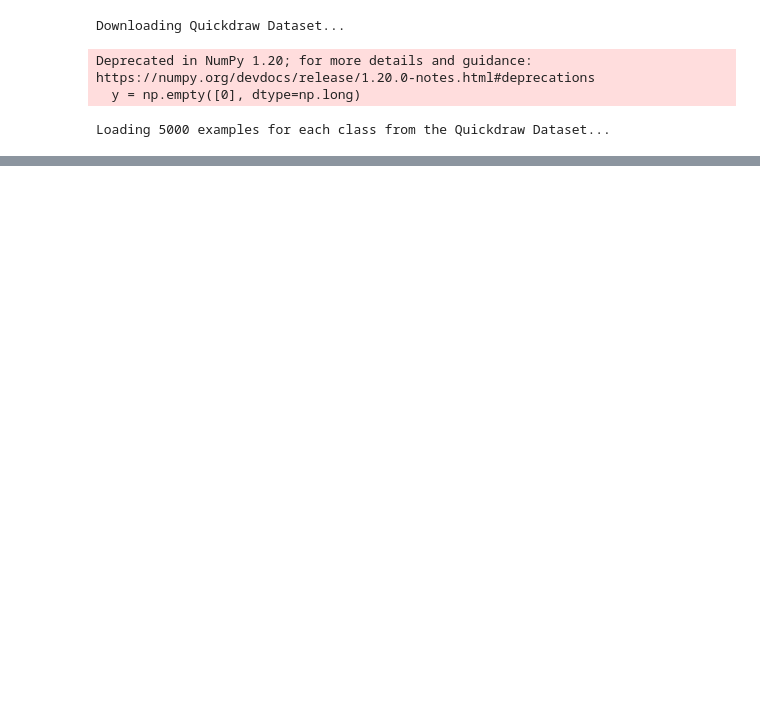
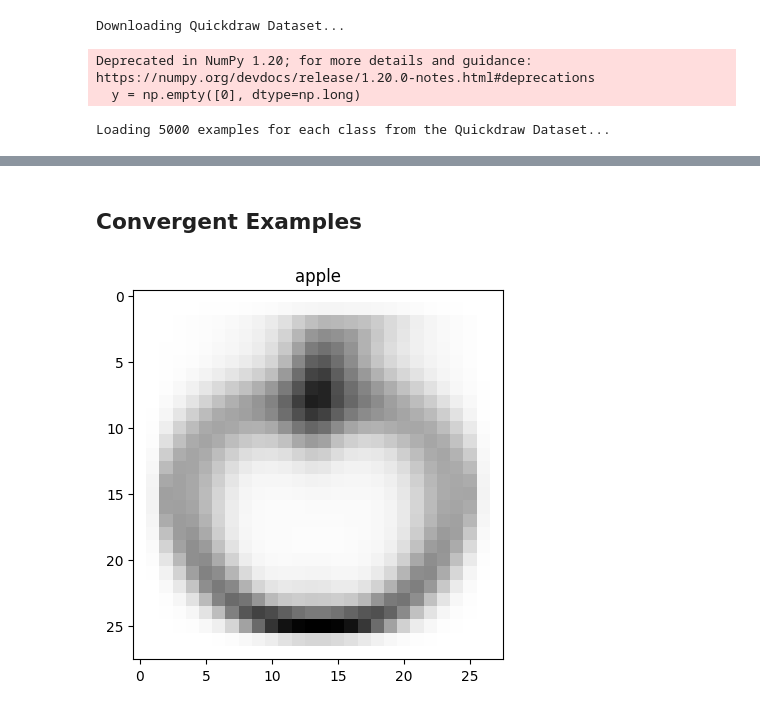
Before and after one commit to moritzdueck/collaiborate, a Jupyter notebook: collaiborate/Exploration.ipynb, the cells around one changed output, grey strips where cells are left out. Drawn from its saved outputs; the diff is of its cells as text; code cells hidden in the pictures; blank space fills up the shorter version.

```diff
--- a/collaiborate/Exploration.ipynb
+++ b/collaiborate/Exploration.ipynb
@@ -122,6 +31,0 @@ def vector_to_raster(vector_images, side=128, line_diameter=16, padding=16, bg_c
-# %%
-image = []
-for y in unpack_drawings('/Users/moritzduck/Downloads/full_binary_The Eiffel Tower.bin'):
-    print(y.keys())
-    image = y['image']
-    break
@@ -144,5 +34,5 @@ plt.show()
 # %%
-def download_quickdraw_dataset(root="./data", class_names: List[str]=None):
+def download_quickdraw_dataset(root="../data/npy", class_names: List[str]=None):
     root = Path(root)
     root.mkdir(exist_ok=True, parents=True)
     url = 'https://storage.googleapis.com/quickdraw_dataset/full/numpy_bitmap/'
@@ -154,7 +44,7 @@ def download_quickdraw_dataset(root="./data", class_names: List[str]=None):
             urllib.request.urlretrieve(f"{url}{urllib.parse.quote(class_name, safe='')}.npy", fpath)
 
 
-def load_quickdraw_data(root="./data", max_items_per_class=5000):
+def load_quickdraw_data(root="../data/npy", max_items_per_class=5000):
     all_files = Path(root).glob('*.npy')
 
     x = np.empty([0, 784], dtype=np.uint8)
@@ -230,7 +120,7 @@ download_quickdraw_dataset(class_names =
 # %% [output]
 Downloading Quickdraw Dataset...
 # %%
-dataset = QuickDrawDataset(root = './data')
+dataset = QuickDrawDataset(root = '../data/npy')
 # %% [output]
 Deprecated in NumPy 1.20; for more details and guidance: https://numpy.org/devdocs/release/1.20.0-notes.html#deprecations
   y = np.empty([0], dtype=np.long)
@@ -289,0 +174,6 @@ wine bottle : 16
+# %% [markdown]
+## Convergent Examples
+# %%
+dataset.draw_mean_image(1)
+# %% [output]
+[figure, added]
```
Also changed, not shown: parts of 24 cells of this notebook, 1 other file.
